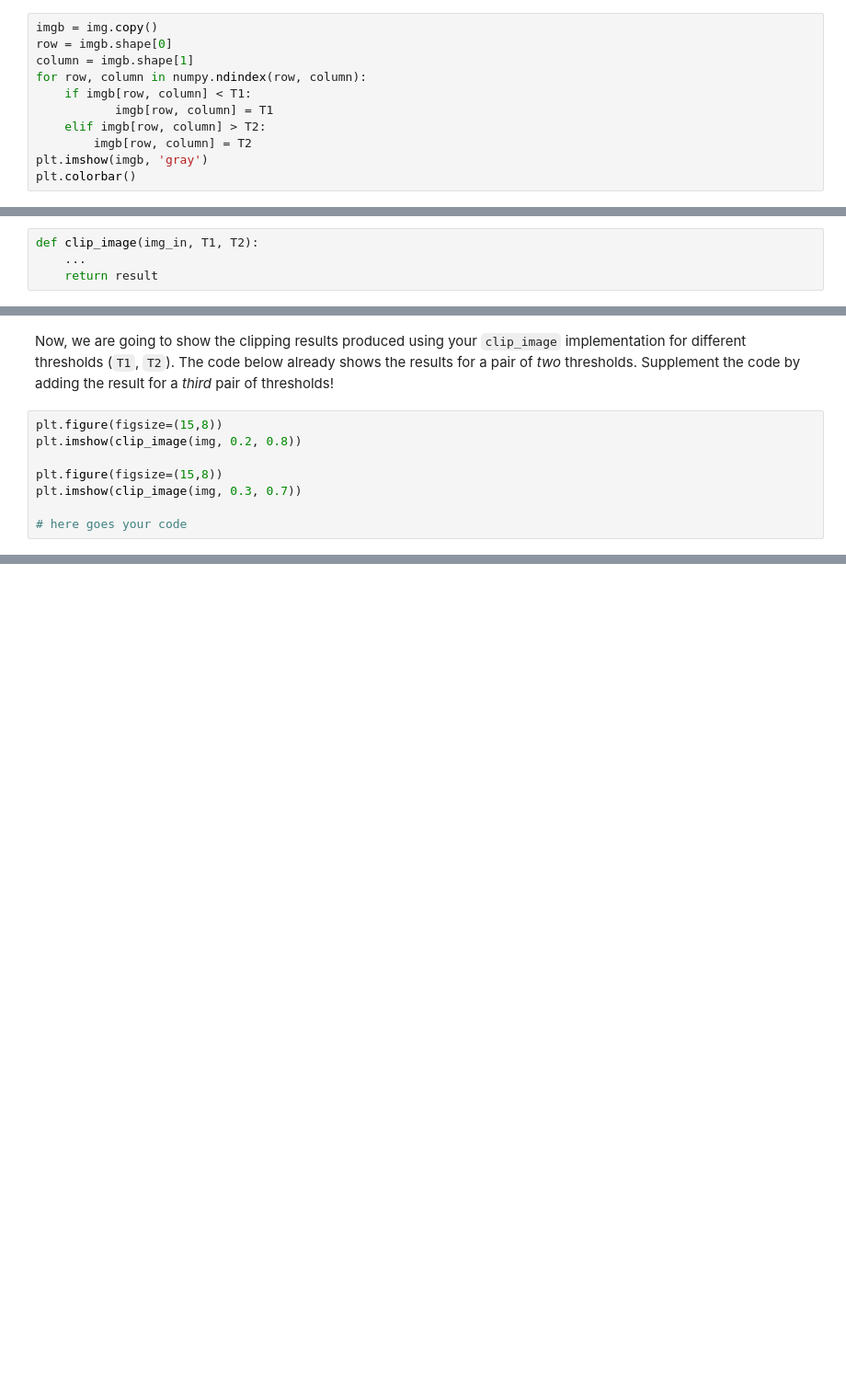
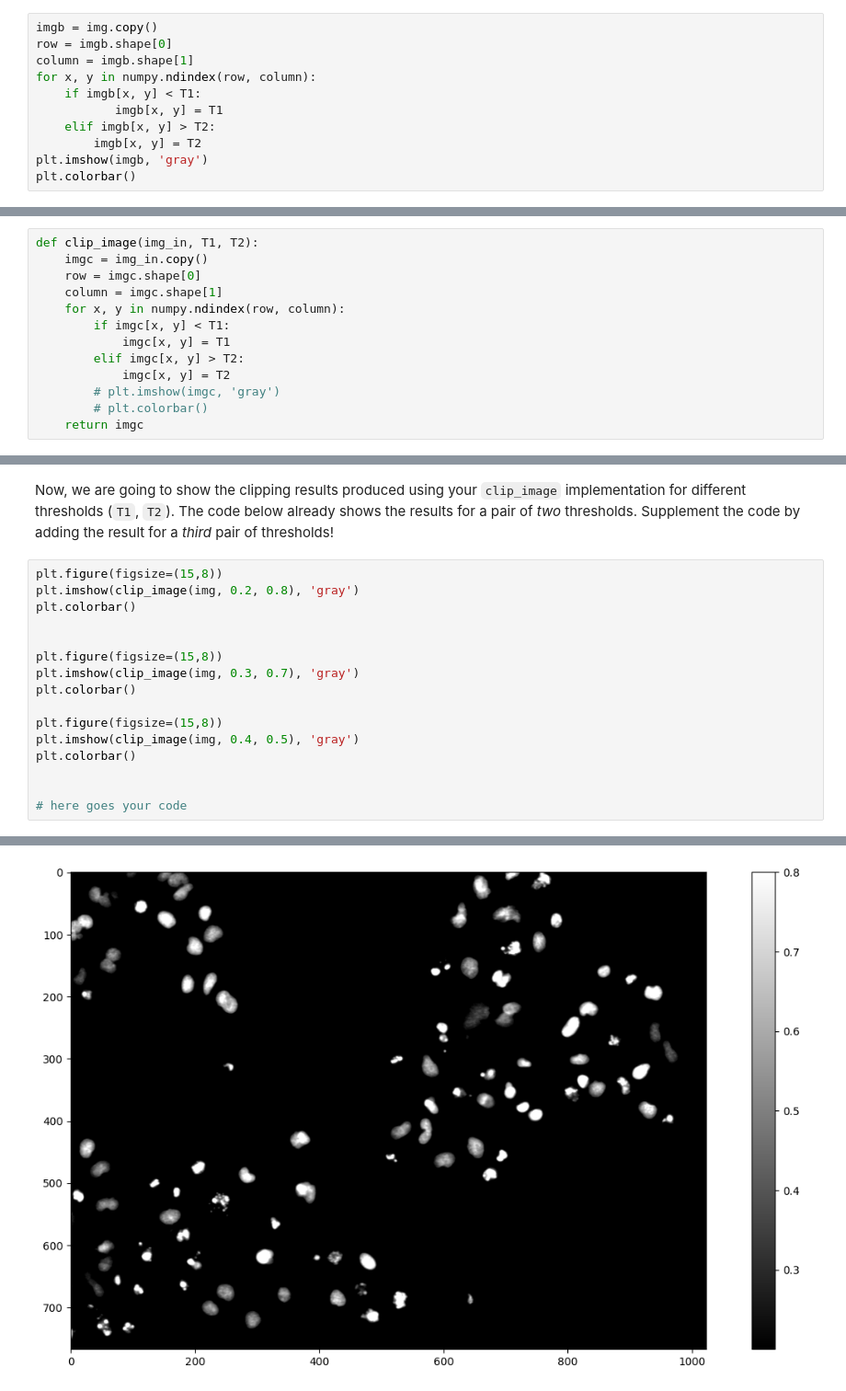
Before and after one commit to Maja-Hbg/mobi-fs3-python, a Jupyter notebook: task2.ipynb, the cells around one changed output, grey strips where cells are left out. Shown at 92% size. Cells and saved outputs as stored; diff of their text form; blank space fills up the shorter version.

```diff
--- a/task2.ipynb
+++ b/task2.ipynb
@@ -109,11 +109,11 @@ plt.colorbar()
 imgb = img.copy()
 row = imgb.shape[0]
 column = imgb.shape[1]
-for row, column in numpy.ndindex(row, column):
-    if imgb[row, column] < T1:
-           imgb[row, column] = T1
-    elif imgb[row, column] > T2:
-        imgb[row, column] = T2
+for x, y in numpy.ndindex(row, column):
+    if imgb[x, y] < T1:
+           imgb[x, y] = T1
+    elif imgb[x, y] > T2:
+        imgb[x, y] = T2
 plt.imshow(imgb, 'gray')
 plt.colorbar()
 # %% [output]
@@ -129,10 +129,19 @@ print(numpy.ndindex(img.shape))
 ## Writing re-usable code (bonus)
 
 **<a id="#">Task 2.3.4.</a>** Finish the implementation of the function `clip_image` below, by replacing the `...` line with your code:
-# %%
-def clip_image(img_in, T1, T2):
-    ...
-    return result
+# %%
+def clip_image(img_in, T1, T2):
+    imgc = img_in.copy()
+    row = imgc.shape[0]
+    column = imgc.shape[1]
+    for x, y in numpy.ndindex(row, column):
+        if imgc[x, y] < T1:
+            imgc[x, y] = T1
+        elif imgc[x, y] > T2:
+            imgc[x, y] = T2
+        # plt.imshow(imgc, 'gray')
+        # plt.colorbar()
+    return imgc
 # %% [markdown]
 **Hints:**
 1. The implementation of the function starts after the `def`-line. Any instructions written *(i)* below this line and *(ii)* indented to the right will be run *from top to bottom* whenever you use this function. The execution of the function ends when the last instruction is reached or a `return` statement is encountered.
@@ -147,9 +154,18 @@ NameError: name 'result' is not defined
 Now, we are going to show the clipping results produced using your `clip_image` implementation for different thresholds (`T1`, `T2`). The code below already shows the results for a pair of *two* thresholds. Supplement the code by adding the result for a *third* pair of thresholds!
 # %%
 plt.figure(figsize=(15,8))
-plt.imshow(clip_image(img, 0.2, 0.8))
+plt.imshow(clip_image(img, 0.2, 0.8), 'gray')
+plt.colorbar()
+
 
 plt.figure(figsize=(15,8))
-plt.imshow(clip_image(img, 0.3, 0.7))
+plt.imshow(clip_image(img, 0.3, 0.7), 'gray')
+plt.colorbar()
+
+plt.figure(figsize=(15,8))
+plt.imshow(clip_image(img, 0.4, 0.5), 'gray')
+plt.colorbar()
+
 
 # here goes your code
+# %% [output]
@@ -155,0 +173 @@ plt.imshow(clip_image(img, 0.3, 0.7))
+[figure, added]
```
Also changed, not shown: parts of 2 cells of this notebook.
